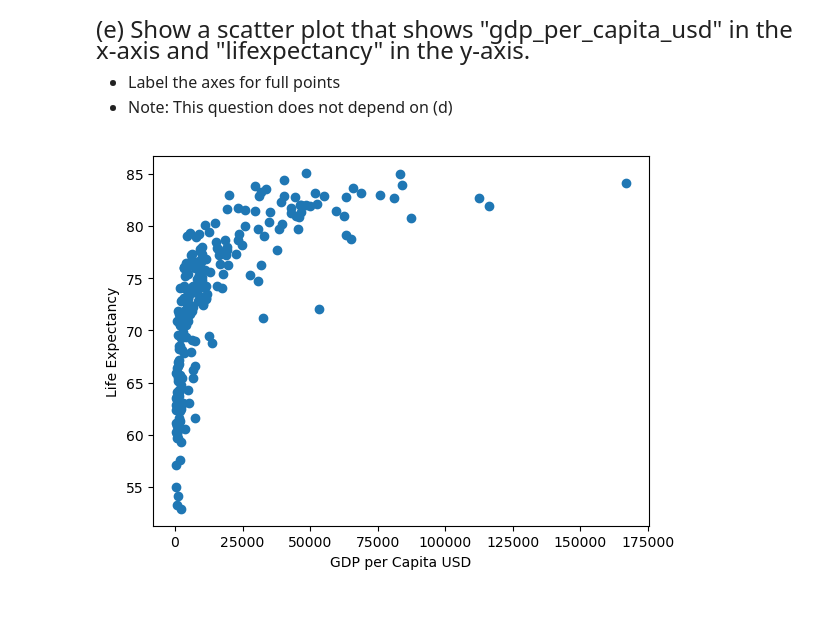
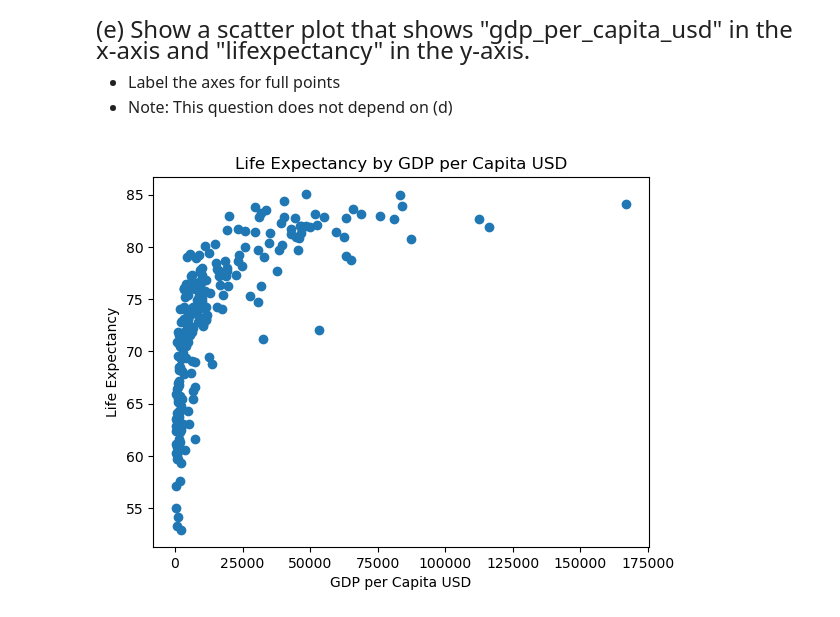
Before and after one commit to alejandrosanchezbecerra/qtm151spring2024, a Jupyter notebook: assignment2/assignment2.ipynb, the cells around one changed output. Cells and saved outputs as stored; diff of their text form; code cells hidden in the pictures.

```diff
--- a/assignment2/assignment2.ipynb
+++ b/assignment2/assignment2.ipynb
@@ -74,7 +101,8 @@ variable_names[3]
 # %%
 plt.scatter(x = wdi["gdp_per_capita_usd"], y= wdi["life_expectancy"])
 plt.xlabel("GDP per Capita USD")
 plt.ylabel("Life Expectancy")
+plt.title('Life Expectancy by GDP per Capita USD')
 plt.show()
 # %% [output]
-[figure, old version]
+[figure, new version]
```
Also changed, not shown: parts of 3 cells of this notebook.
